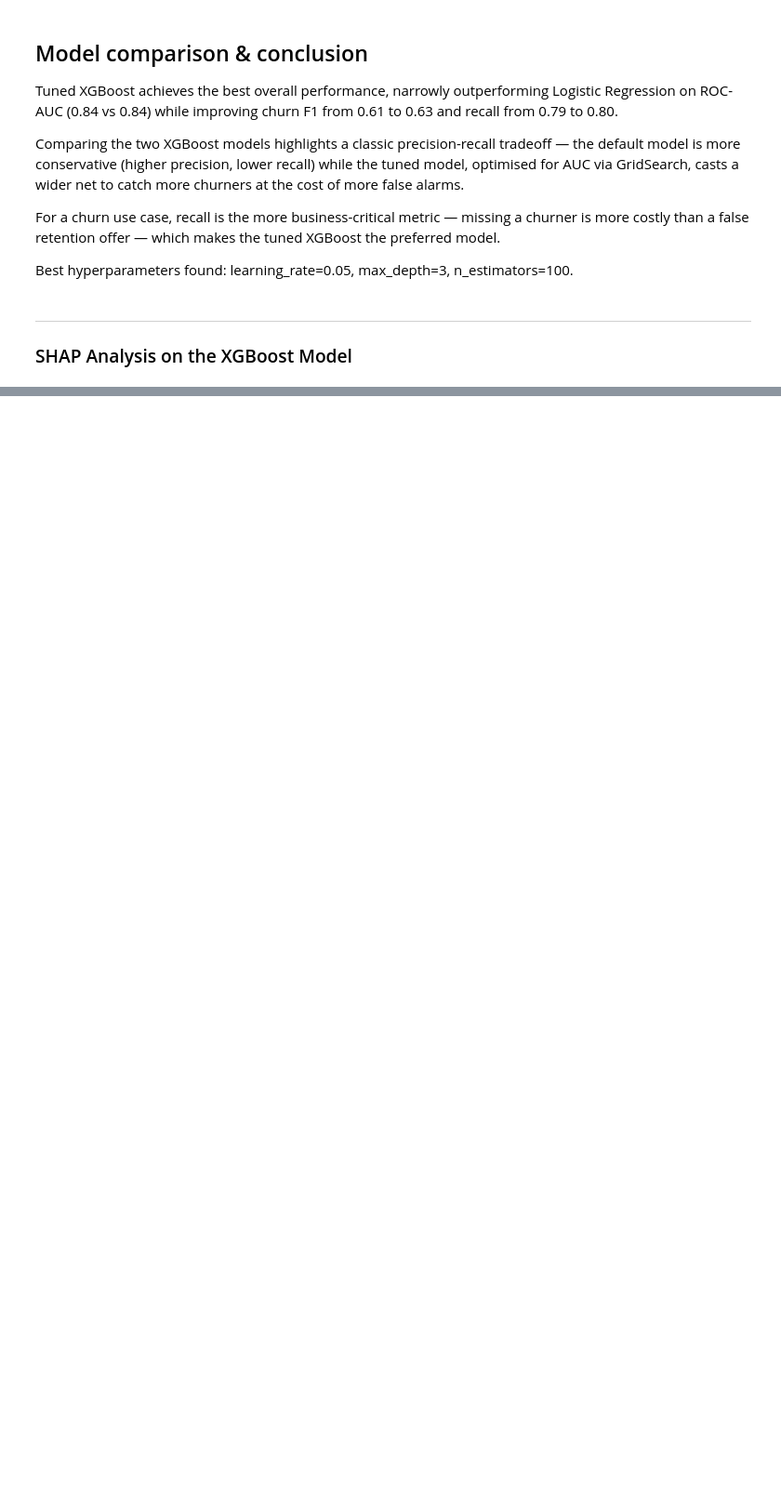
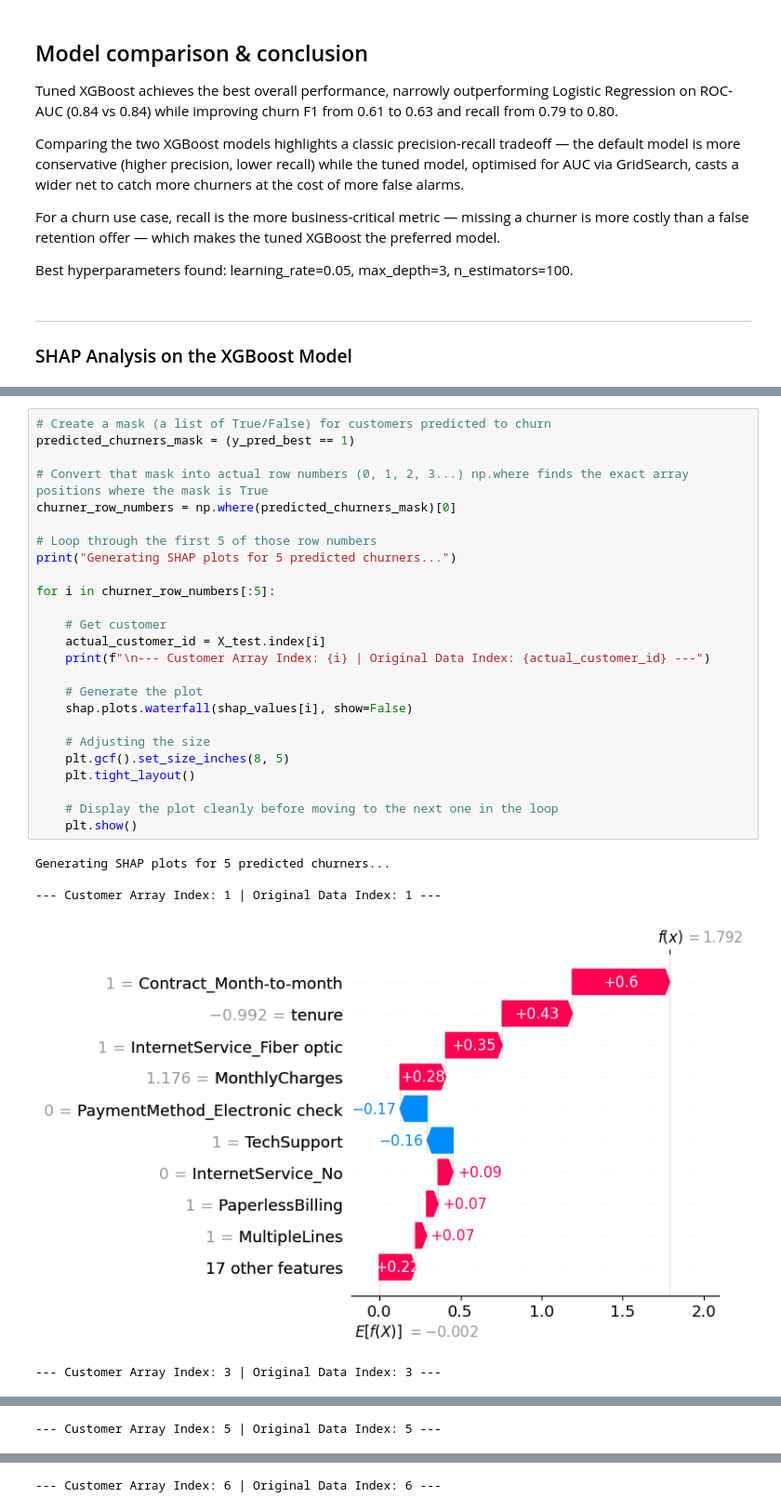
Before and after one commit to Syed-AbdulMoeed/churn-prediction-pipeline, a Jupyter notebook: notebooks/03_modelling.ipynb, the cells around one changed output, grey strips where cells are left out. Shown at 93% size. Saved outputs shown, nothing was run; the diff lists cells and outputs as text; blank space fills up the shorter version.

Commit message:
Added Churned Waterfall visualiziation

```diff
--- a/notebooks/03_modelling.ipynb
+++ b/notebooks/03_modelling.ipynb
@@ -234,0 +240,31 @@ Fiber Optic Issues: On the third row, having Fiber Optic (Red) pushes the model
+# %%
+# Create a mask (a list of True/False) for customers predicted to churn
+predicted_churners_mask = (y_pred_best == 1)
+
+# Convert that mask into actual row numbers (0, 1, 2, 3...) np.where finds the exact array positions where the mask is True
+churner_row_numbers = np.where(predicted_churners_mask)[0]
+
+# Loop through the first 5 of those row numbers
+print("Generating SHAP plots for 5 predicted churners...")
+
+for i in churner_row_numbers[:5]:
+
+    # Get customer
+    actual_customer_id = X_test.index[i]
+    print(f"\n--- Customer Array Index: {i} | Original Data Index: {actual_customer_id} ---")
+
+    # Generate the plot
+    shap.plots.waterfall(shap_values[i], show=False)
+
+    # Adjusting the size
+    plt.gcf().set_size_inches(8, 5)
+    plt.tight_layout()
+
+    # Display the plot cleanly before moving to the next one in the loop
+    plt.show()
+# %% [output]
+Generating SHAP plots for 5 predicted churners...
+
+--- Customer Array Index: 1 | Original Data Index: 1 ---
+[figure, added]
+--- Customer Array Index: 3 | Original Data Index: 3 ---
@@ -234,0 +272 @@ Fiber Optic Issues: On the third row, having Fiber Optic (Red) pushes the model
+--- Customer Array Index: 5 | Original Data Index: 5 ---
@@ -234,0 +274 @@ Fiber Optic Issues: On the third row, having Fiber Optic (Red) pushes the model
+--- Customer Array Index: 6 | Original Data Index: 6 ---
```
Also changed, not shown: parts of 5 cells of this notebook.
